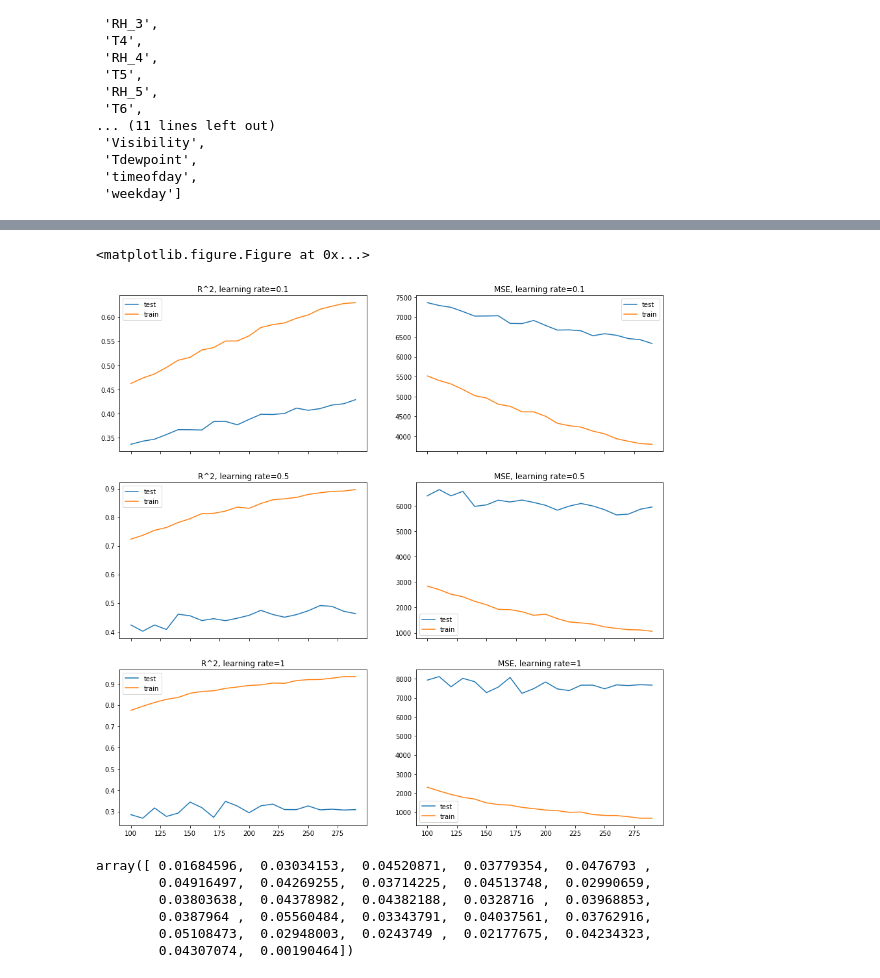
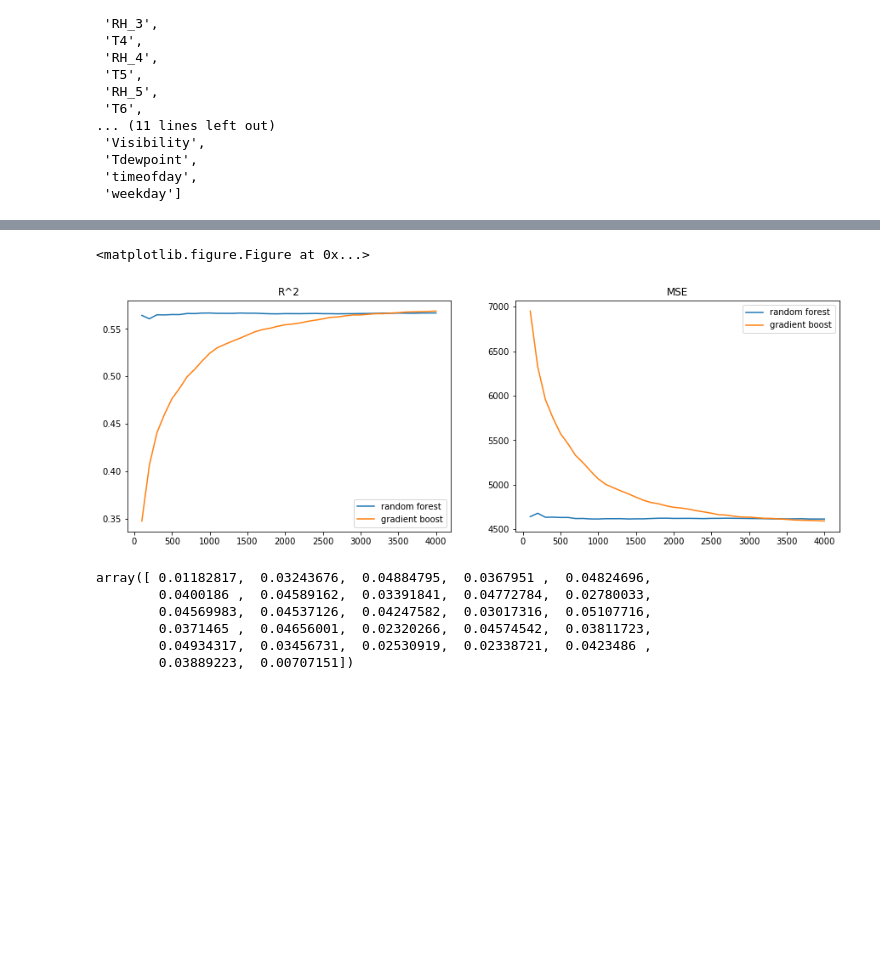
Before and after one commit to nidhalrahali/SDS385-Statistical-Models-for-Big-Data, a Jupyter notebook: Final project/Final project.ipynb, the cells around one changed output, grey strips where cells are left out. Saved outputs shown, nothing was run; the diff lists cells and outputs as text; code cells hidden in the pictures; blank space fills up the shorter version.

```diff
--- a/Final project/Final project.ipynb
+++ b/Final project/Final project.ipynb
@@ -179,27 +271,46 @@ for N in range(len(N_ran)):
+# %%
+N_ran_rf=[i*20 for i in range(1,51)]
+testscore_rf=[0 for i in range(len(N_ran_rf))]
+testmse_rf=[0 for i in range(len(N_ran_rf))]
+N_ran_gb=[i*100 for i in range(1,41)]
+testscore_gb=[0 for i in range(len(N_ran_gb))]
+testmse_gb=[0 for i in range(len(N_ran_gb))]
+rf=sklearn.ensemble.RandomForestRegressor(warm_start=True,max_features=20)
+gb=sklearn.ensemble.GradientBoostingRegressor(warm_start=True,max_features=5,max_leaf_nodes=15)
+for N in range(len(N_ran_rf)):
+    rf.set_params(n_estimators=N_ran_rf[N])
+    rf.fit(xtrain,ytrain)
+    testscore_rf[N]=rf.score(xtest,ytest)
+    yhat=rf.predict(xtest)
+    testmse_rf[N]=np.mean(np.power(yhat-ytest,2))
+for N in range(len(N_ran_gb)):
+    gb.set_params(n_estimators=N_ran[N])
+    gb.fit(xtrain,ytrain)
+    testscore_gb[N]=gb.score(xtest,ytest)
+    yhat=gb.predict(xtest)
+    testmse_gb[N]=np.mean(np.power(yhat-ytest,2))
 # %%
 plt.figure()
-f,plots=plt.subplots(3,2,sharex=True,figsize=(15,15))
-for s in range(len(sk)):
-    p1,=plots[s,0].plot(N_ran,testscore[s])
-    p2,=plots[s,0].plot(N_ran,trainscore[s])
-    plots[s,0].legend([p1,p2],["test","train"])
-    plots[s,0].set_title("R^2, learning rate={}".format(sk[s]))
-    p1,=plots[s,1].plot(N_ran,testmse[s])
-    p2,=plots[s,1].plot(N_ran,trainmse[s])
-    plots[s,1].legend([p1,p2],["test","train"])
-    plots[s,1].set_title("MSE, learning rate={}".format(sk[s]))
+f,plots=plt.subplots(1,2,figsize=(15,5))
+p1,=plots[0].plot(N_ran,testscore_rf)
+p2,=plots[0].plot(N_ran,testscore_gb)
+plots[0].legend([p1,p2],["random forest","gradient boost"])
+plots[0].set_title('R^2')
+p1,=plots[1].plot(N_ran,testmse_rf)
+p2,=plots[1].plot(N_ran,testmse_gb)
+plots[1].legend([p1,p2],["random forest","gradient boost"])
+plots[1].set_title('MSE')
 plt.show()
 # %% [output]
 <matplotlib.figure.Figure at 0x...>
-[figure, old version]
+[figure, new version]
 # %%
-gb=sklearn.ensemble.GradientBoostingRegressor(n_estimators=300,max_features=5,max_leaf_nodes=15,learning_rate=0.5)
+gb=sklearn.ensemble.GradientBoostingRegressor(n_estimators=4000,max_features=5,max_leaf_nodes=15)
 gb.fit(xtrain,ytrain)
-gb.feature_importances_
 # %% [output]
-array([ 0.01684596,  0.03034153,  0.04520871,  0.03779354,  0.0476793 ,
-        0.04916497,  0.04269255,  0.03714225,  0.04513748,  0.02990659,
-        0.03803638,  0.04378982,  0.04382188,  0.0328716 ,  0.03968853,
-        0.0387964 ,  0.05560484,  0.03343791,  0.04037561,  0.03762916,
-        0.05108473,  0.02948003,  0.0243749 ,  0.02177675,  0.04234323,
-        0.04307074,  0.00190464])
+array([ 0.01182817,  0.03243676,  0.04884795,  0.0367951 ,  0.04824696,
+        0.0400186 ,  0.04589162,  0.03391841,  0.04772784,  0.02780033,
+        0.04569983,  0.04537126,  0.04247582,  0.03017316,  0.05107716,
+        0.0371465 ,  0.04656001,  0.02320266,  0.04574542,  0.03811723,
+        0.04934317,  0.03456731,  0.02530919,  0.02338721,  0.0423486 ,
+        0.03889223,  0.00707151])
```
Also changed, not shown: parts of 37 cells of this notebook.
